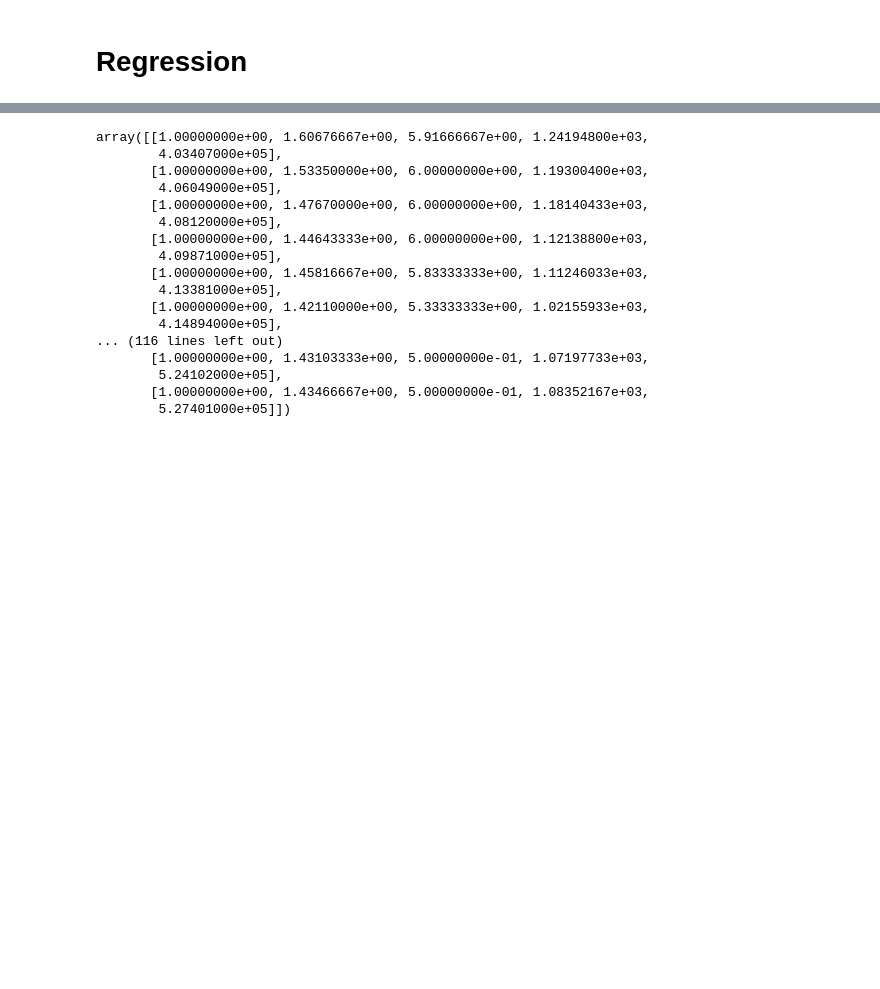
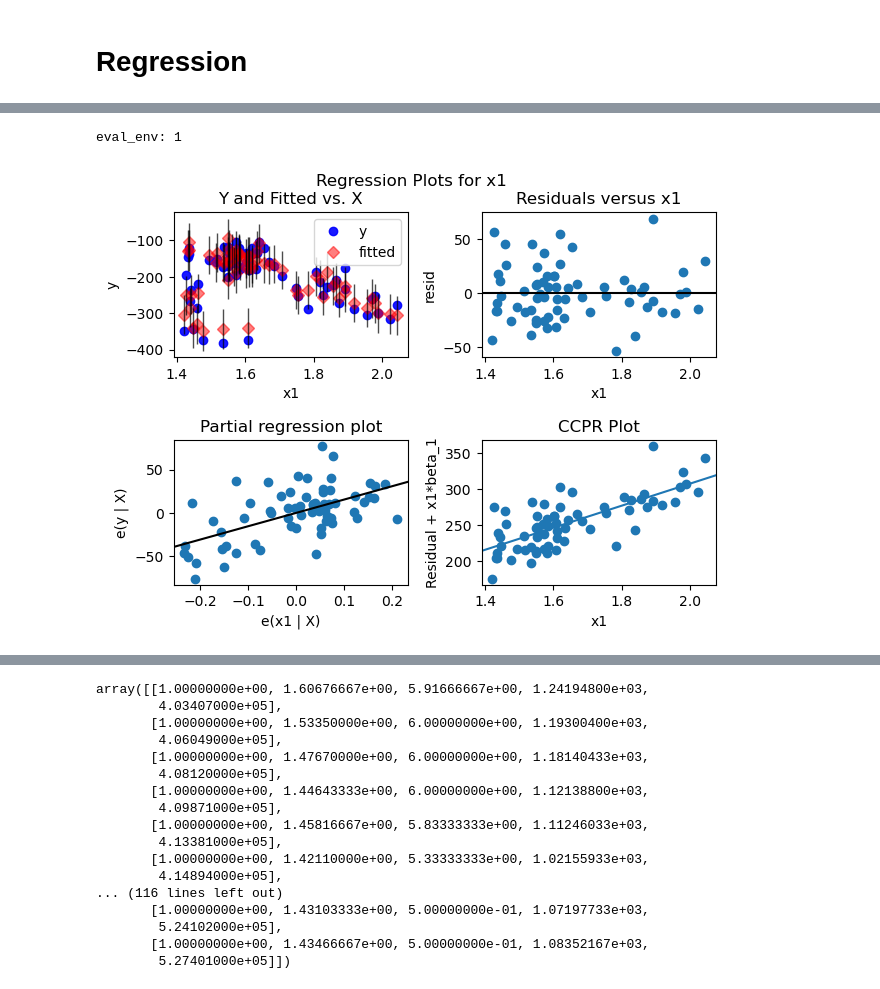
Before and after one commit to victoriawong1123/data_science_project, a Jupyter notebook: notebooks/quarterly_model.ipynb, the cells around one changed output, grey strips where cells are left out. Cells and saved outputs as stored; diff of their text form; code cells hidden in the pictures; blank space fills up the shorter version.

```diff
--- a/notebooks/quarterly_model.ipynb
+++ b/notebooks/quarterly_model.ipynb
@@ -256,0 +195,5 @@ multi_model = sm.OLS(Y_train, X_train).fit()
+# %%
+fig_before1 = sm.graphics.plot_regress_exog(multi_model_before, 1)
+# %% [output]
+eval_env: 1
+[figure, added]
```
Also changed, not shown: parts of 44 cells of this notebook.
